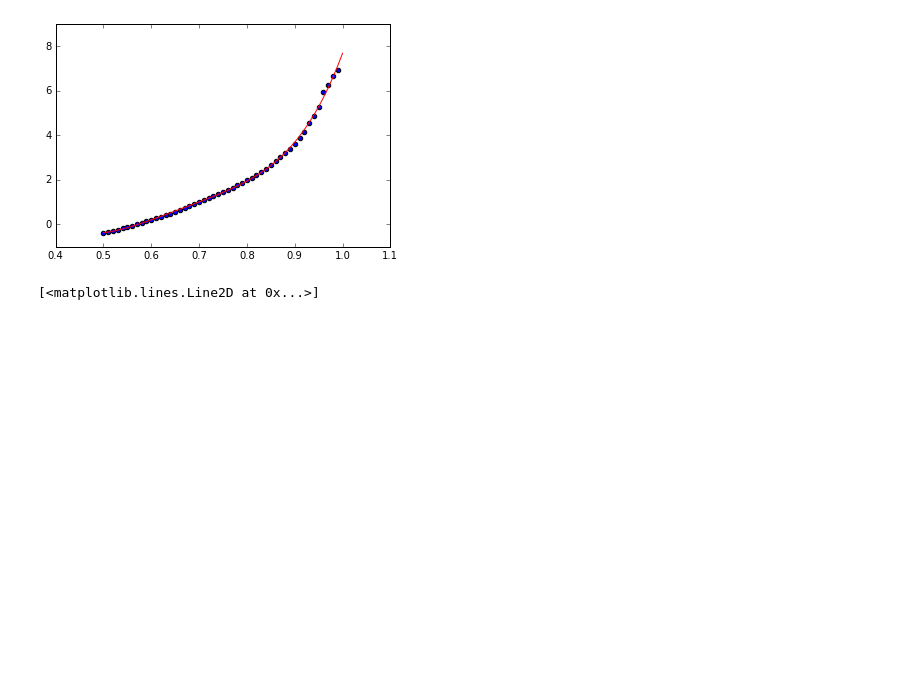
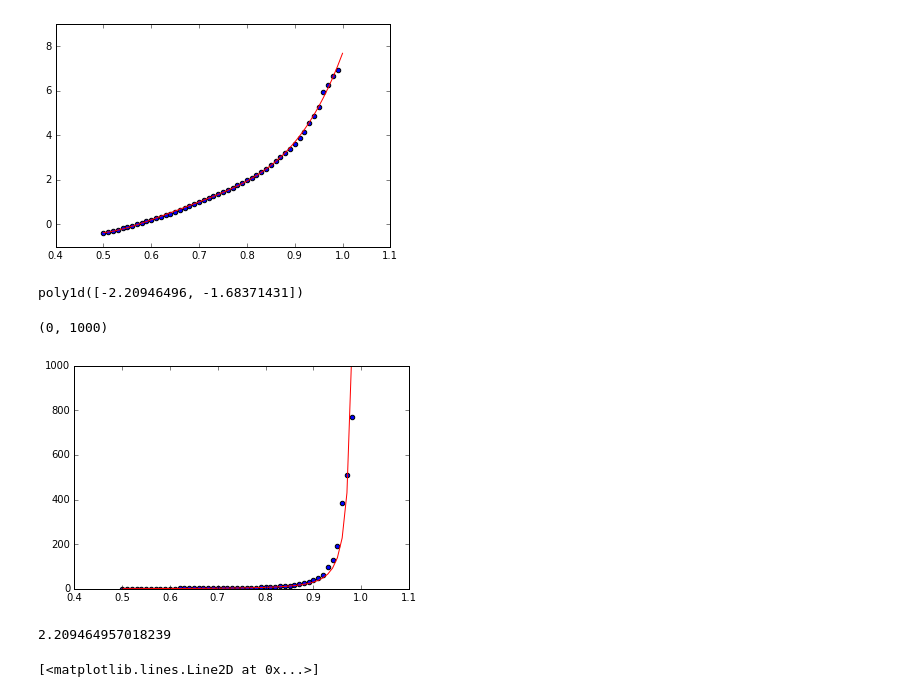
Before and after one commit to davidlowryduda/notebooks, a Jupyter notebook: PrimeGaps/Prime_Gaps_initial.ipynb, the cells around one changed output. Drawn from its saved outputs; the diff is of its cells as text; code cells hidden in the pictures; blank space fills up the shorter version.

```diff
--- a/PrimeGaps/Prime_Gaps_initial.ipynb
+++ b/PrimeGaps/Prime_Gaps_initial.ipynb
@@ -259,3 +262,31 @@ plt.plot(xd, yd, color='r')
+# %%
+z = np.polyfit(logxs_shift, logys, 1)
+# %%
+f = np.poly1d(z)
+f
+# %% [output]
+poly1d([-2.20946496, -1.68371431])
+# %%
+logalpha = f[0]
+minusbeta = f[1]
+alpha = np.exp(logalpha)
+beta = -1*minusbeta
+# %%
+def testf(x):
+    return alpha * (1 - x)**(minusbeta)
+# %%
+xd = np.linspace(0.5, 0.99, 50)
+yd = testf(xd)
+plt.scatter(xs, ys)
+plt.plot(xd, yd, color='r')
+plt.ylim((0, 1000))
+# %% [output]
+(0, 1000)
+[figure, added]
+# %%
+beta
+# %% [output]
+2.209464957018239
 # %%
 Xs = map(np.log, xs)
 # %%
```
Also changed, not shown: parts of 2 cells of this notebook.
